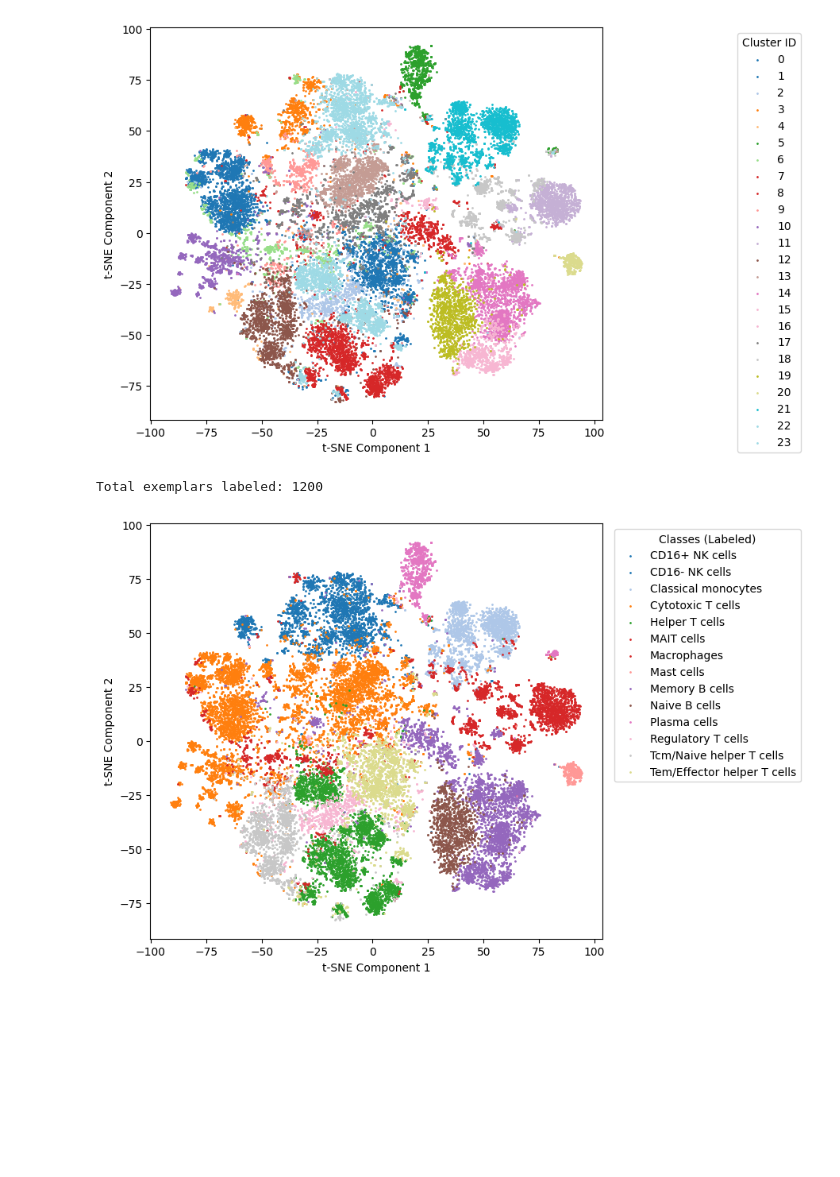
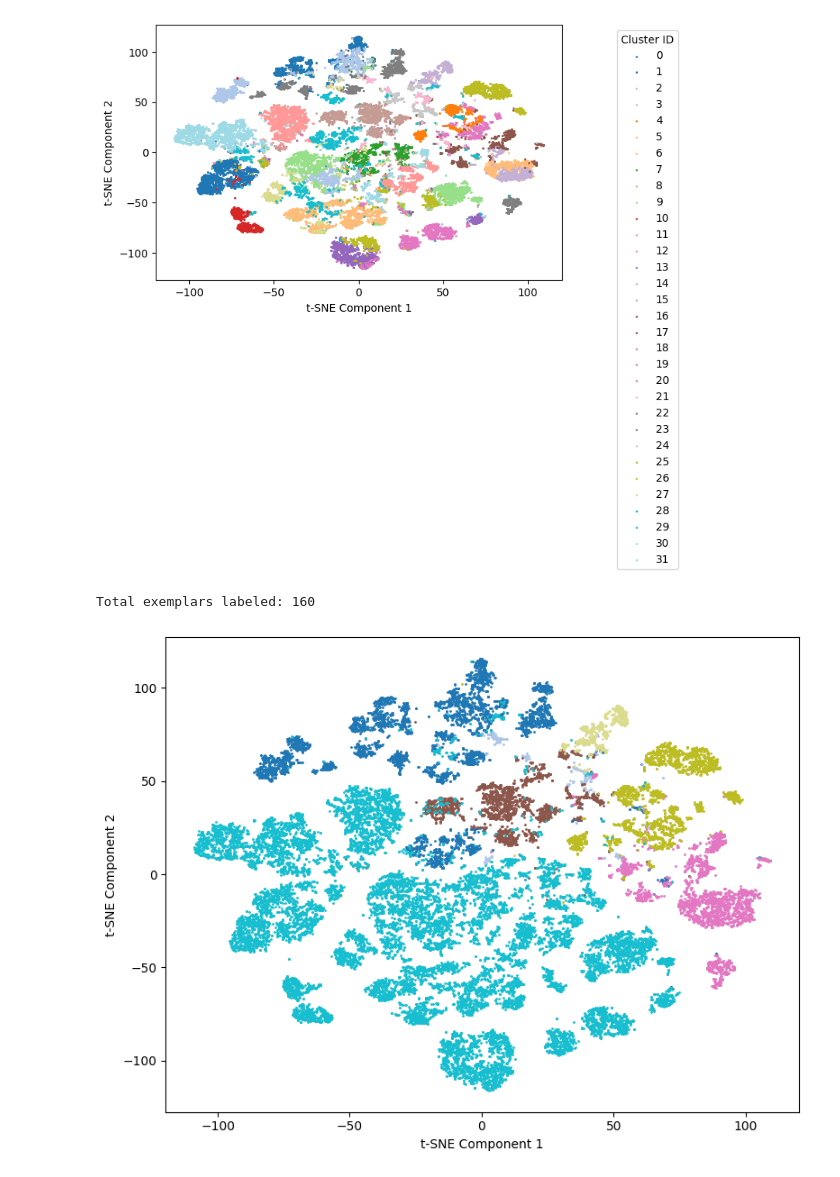
Before and after one commit to BackofenLab/scRefine, a Jupyter notebook: infer_vae_kmeans.ipynb, the cells around one changed output. Saved outputs shown, nothing was run; the diff lists cells and outputs as text; code cells hidden in the pictures; blank space fills up the shorter version.

```diff
--- a/infer_vae_kmeans.ipynb
+++ b/infer_vae_kmeans.ipynb
@@ -29,12 +55,12 @@ val_dataset = SingleCellDataset(data_path)
 val_dataset.label_to_index = label_to_index
 val_dataset.label_indices = [val_dataset.label_to_index[label] for label in val_dataset.labels]
 val_dataloader = torch.utils.data.DataLoader(
-        val_dataset, batch_size=64, shuffle=True
+        val_dataset, batch_size=256, shuffle=False
     )
 # %%
 input_size = val_dataset.data.shape[-1]
 num_classes = len(val_dataset.label_to_index)
-latent_dim = 1024
+latent_dim = latent_dim
 model = (
         VAE(input_size, latent_dim=latent_dim)
         .to(device)
@@ -150,7 +198,7 @@ from sklearn.cluster import KMeans
 from sklearn.metrics import silhouette_score
 import time
 # Initialize KMeans model
-kmeans = KMeans(n_clusters=num_classes, random_state=42)
+kmeans = KMeans(n_clusters=num_classes*1, random_state=42)
 
 start_time = time.time()
 # Fit and predict the embeddings
@@ -162,21 +210,21 @@ KMeans took 2.088501214981079 seconds
 # %%
 cmap = plt.get_cmap('tab20')
 km_values = np.linspace(0, 1, len(set(kmeans_results)))
 km_colours = [cmap(val) for val in km_values]
 
 # Plot the UMAP results
-plt.figure(figsize=(10, 6))
+plt.figure(figsize=(8, 6))
 handles = [plt.scatter(X_embedded[kmeans_results == l, 0], X_embedded[kmeans_results == l, 1], s=1, c=km_colours[l]) for l in set(kmeans_results)]
 custom_labels = [lbl for lbl in set(kmeans_results)]
 
 # Create a legend with custom labels
-plt.legend(handles, custom_labels, title="Cluster ID", loc="upper right", bbox_to_anchor=(1.45, 1))
+plt.legend(handles, custom_labels, title="Cluster ID", loc="upper right", bbox_to_anchor=(1.3, 1))
 
 # Show label mappings in the title
 plt.xlabel('t-SNE Component 1')
 plt.ylabel('t-SNE Component 2')
 plt.tight_layout()
-plt.savefig(f"{out_dir}/t-SNE-{latent_dim}-{data_name}-{comment}-pred-clusters.png")
+# plt.savefig(f"{out_dir}/t-SNE-{latent_dim}-{data_name}-{comment}-pred-clusters.png")
 plt.show()
 # %% [output]
-[figure, old version]
+[figure, new version]
@@ -183,7 +233,7 @@ plt.show()
 # %%
 class_to_cluster = {}
 cluster_to_class = {}
-exemplar_count = 50
+exemplar_count = 5
 exemplar_count_temp = exemplar_count
 label_counter = 0
 for c_id in range(len(set(kmeans_results))):
@@ -202,26 +252,26 @@ for c_id in range(len(set(kmeans_results))):
 kmeans_results_new = np.array([cluster_to_class[c_id] for c_id in kmeans_results])
 print(f"Total exemplars labeled: {label_counter}")
 # %% [output]
-Total exemplars labeled: 1200
+Total exemplars labeled: 160
 # %%
-cmap = plt.get_cmap('tab20')
+cmap = plt.get_cmap('tab10')
 
 # Plot the UMAP results
-plt.figure(figsize=(10, 6))
+plt.figure(figsize=(8, 6))
 handles = [plt.scatter(X_embedded[kmeans_results_new == l, 0], X_embedded[kmeans_results_new == l, 1], s=1, c=colours[l]) for l in set(kmeans_results_new)]
 custom_labels = [index_to_label[lbl] for lbl in set(kmeans_results_new)]
 
 # Create a legend with custom labels
-plt.legend(handles, custom_labels, title="Classes (Labeled)", loc="upper right", bbox_to_anchor=(1.45, 1))
+# plt.legend(handles, custom_labels, title="Classes (from Clusters)", loc="upper right", bbox_to_anchor=(1.45, 1))
 
 # Show label mappings in the title
 plt.xlabel('t-SNE Component 1')
 plt.ylabel('t-SNE Component 2')
 plt.tight_layout()
-plt.savefig(f"{out_dir}/t-SNE-{latent_dim}-{data_name}-{comment}-cluster-labeled.png")
+# plt.savefig(f"{out_dir}/t-SNE-{latent_dim}-{data_name}-{comment}-cluster-labeled.png")
 plt.show()
 # %% [output]
-[figure, old version]
+[figure, new version]
 # %%
 # Perform k-NN based classification
 from sklearn.neighbors import KNeighborsClassifier
```
Also changed, not shown: parts of 12 cells of this notebook, 7 other files.
